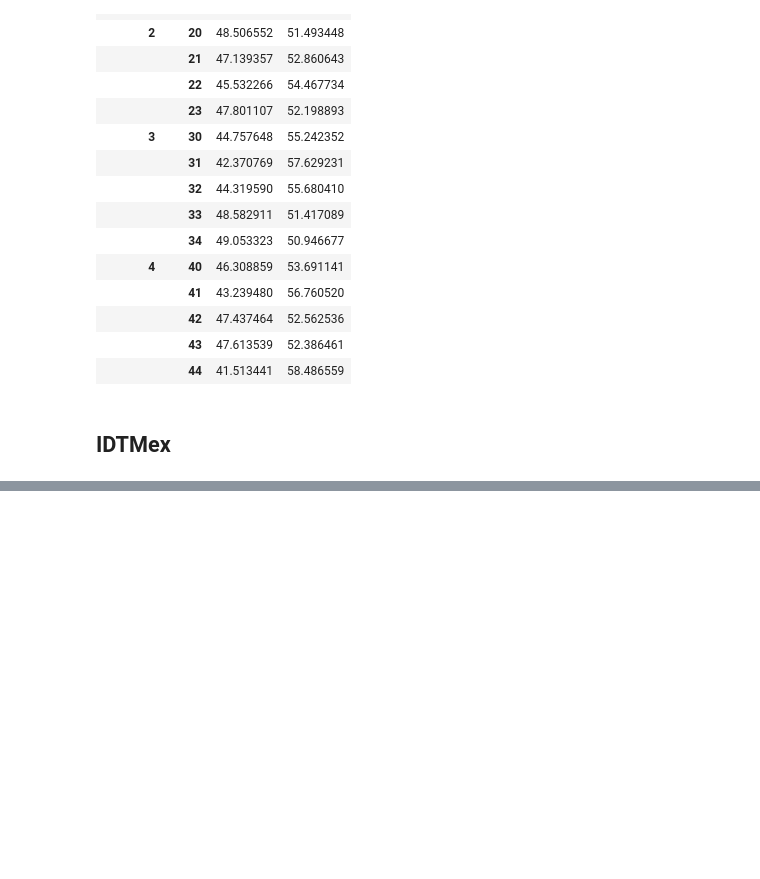
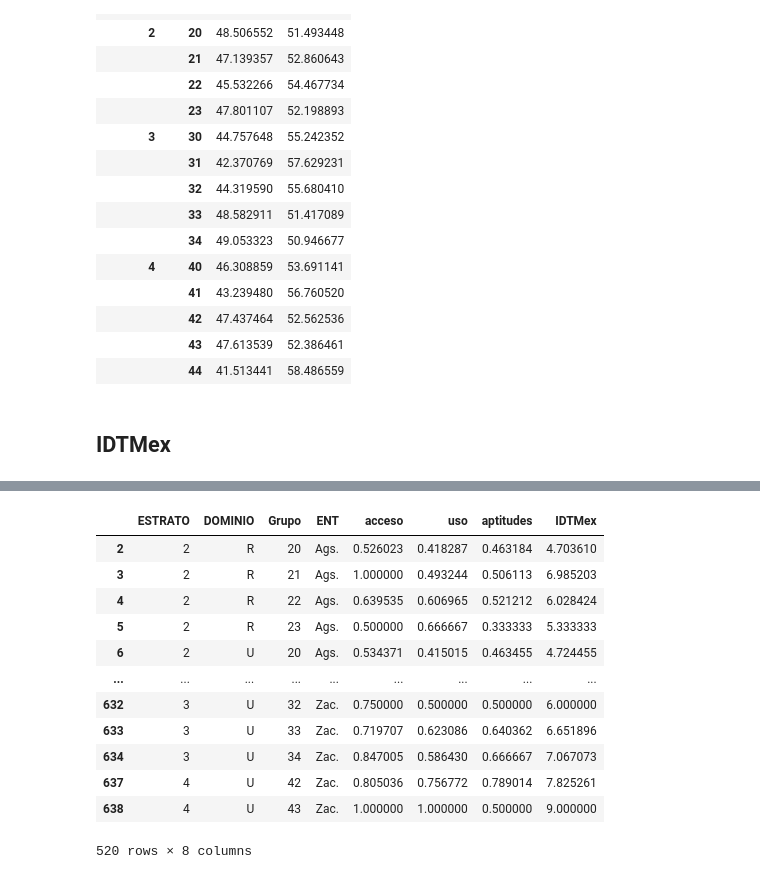
Before and after one commit to tipicanerd/DivisionDigitalMX, a Jupyter notebook: AnalisisGrupos.ipynb, the cells around one changed output, grey strips where cells are left out. Saved outputs shown, nothing was run; the diff lists cells and outputs as text; code cells hidden in the pictures; blank space fills up the shorter version.

```diff
--- a/AnalisisGrupos.ipynb
+++ b/AnalisisGrupos.ipynb
@@ -963,0 +906,4 @@ trabajo_sexo_grupo11_rel_sexo
+# %%
+IDTMex_dominio_grupos_edo_des = pd.pivot_table(data=endutih_completa, columns="ENT", index=["ESTRATO","DOMINIO","Grupo"], aggfunc=IDTMex.IDTMex_desglosado,)
+IDTMex_dominio_grupos_edo_des.columns = estados.ENT
+IDTMex_dominio_grupos_edo_des
@@ -963,0 +929,3 @@ trabajo_sexo_grupo11_rel_sexo
+# %%
+IDTMex_dominio_grupos_edo_des_long = IDTMex_dominio_grupos_edo_des.reset_index().melt(id_vars=["ESTRATO","DOMINIO","Grupo"], value_vars=estados.ENT, var_name="ENT",value_name="IDT_dicci",)
+IDTMex_dominio_grupos_edo_des_long
@@ -963,0 +946,19 @@ trabajo_sexo_grupo11_rel_sexo
+# %%
+IDTMex_des_long_fixed = IDTMex_dominio_grupos_edo_des_long.join(pd.json_normalize(IDTMex_dominio_grupos_edo_des_long['IDT_dicci'])).drop('IDT_dicci', axis='columns')
+IDTMex_des_long_fixed["IDTMex"] =  (0.4*IDTMex_des_long_fixed.acceso + 0.4*IDTMex_des_long_fixed.uso + 0.2*IDTMex_des_long_fixed.aptitudes)*10
+IDTMex_des_long_fixed = IDTMex_des_long_fixed.dropna(subset=["acceso","uso","aptitudes","IDTMex"])
+IDTMex_des_long_fixed
+# %% [output]
+|  | ESTRATO | DOMINIO | Grupo | ENT | acceso | uso | aptitudes | IDTMex |
+| 2 | 2 | R | 20 | Ags. | 0.526023 | 0.418287 | 0.463184 | 4.703610 |
+| 3 | 2 | R | 21 | Ags. | 1.000000 | 0.493244 | 0.506113 | 6.985203 |
+| 4 | 2 | R | 22 | Ags. | 0.639535 | 0.606965 | 0.521212 | 6.028424 |
+| 5 | 2 | R | 23 | Ags. | 0.500000 | 0.666667 | 0.333333 | 5.333333 |
+| 6 | 2 | U | 20 | Ags. | 0.534371 | 0.415015 | 0.463455 | 4.724455 |
+| ... | ... | ... | ... | ... | ... | ... | ... | ... |
+| 632 | 3 | U | 32 | Zac. | 0.750000 | 0.500000 | 0.500000 | 6.000000 |
+| 633 | 3 | U | 33 | Zac. | 0.719707 | 0.623086 | 0.640362 | 6.651896 |
+| 634 | 3 | U | 34 | Zac. | 0.847005 | 0.586430 | 0.666667 | 7.067073 |
+| 637 | 4 | U | 42 | Zac. | 0.805036 | 0.756772 | 0.789014 | 7.825261 |
+| 638 | 4 | U | 43 | Zac. | 1.000000 | 1.000000 | 0.500000 | 9.000000 |
+520 rows × 8 columns
```
Also changed, not shown: parts of 15 cells of this notebook, 33 other files.
